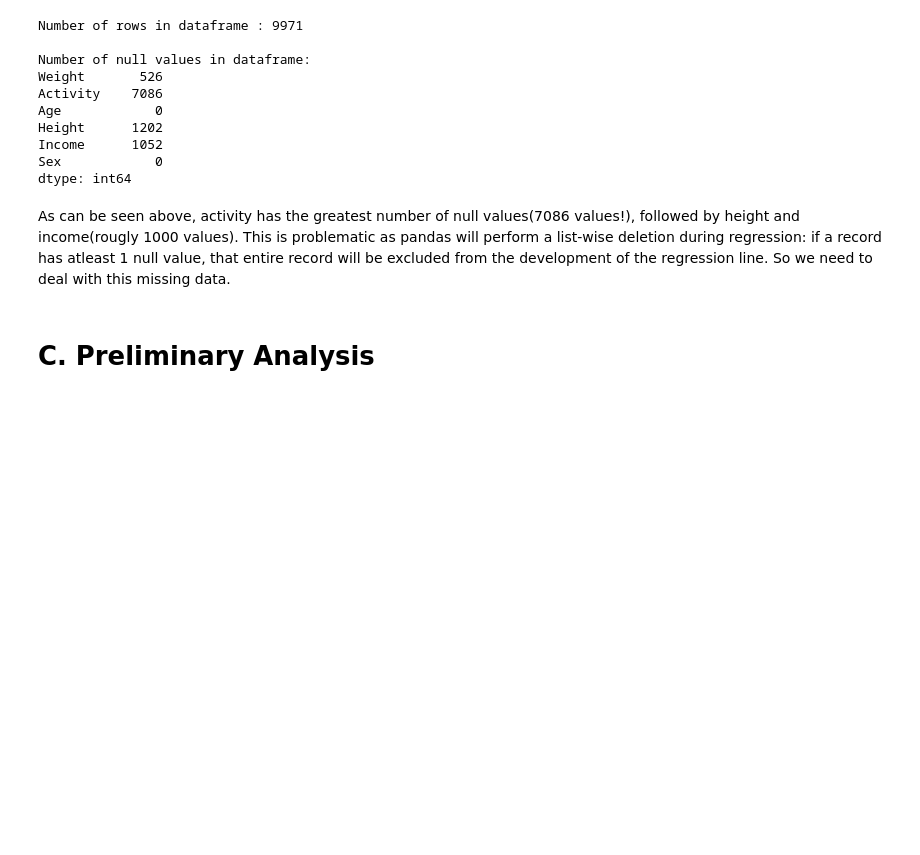
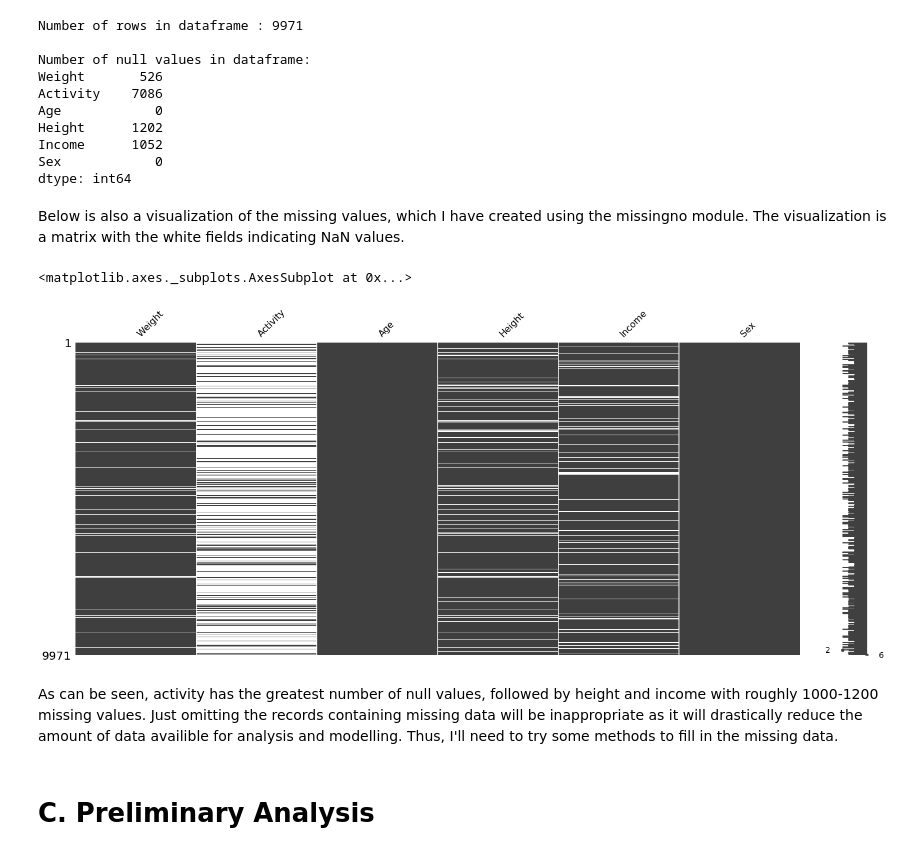
Before and after one commit to Aveturi13/weights_regression_project, a Jupyter notebook: Statsica Project.ipynb, the cells around one changed output. Drawn from its saved outputs; the diff is of its cells as text; code cells hidden in the pictures; blank space fills up the shorter version.

Commit message:
Add visualization of missing data

```diff
--- a/Statsica Project.ipynb
+++ b/Statsica Project.ipynb
@@ -60,5 +60,13 @@ Height      1202
 Income      1052
 Sex            0
 dtype: int64
-# %% [markdown]
-As can be seen above, activity has the greatest number of null values(7086 values!), followed by height and income(rougly 1000 values). This is problematic as pandas will perform a list-wise deletion during regression: if a record has atleast 1 null value, that entire record will be excluded from the development of the regression line. So we need to deal with this missing data.
+# %% [markdown]
+Below is also a visualization of the missing values, which I have created using the missingno module. The visualization is a matrix with the white fields indicating NaN values.
+# %%
+import missingno as msno
+msno.matrix(excelica)
+# %% [output]
+<matplotlib.axes._subplots.AxesSubplot at 0x...>
+[figure, added]
+# %% [markdown]
+As can be seen, activity has the greatest number of null values, followed by height and income with roughly 1000-1200 missing values. Just omitting the records containing missing data will be inappropriate as it will drastically reduce the amount of data availible for analysis and modelling. Thus, I'll need to try some methods to fill in the missing data.
```
Also changed, not shown: parts of 2 cells of this notebook.
